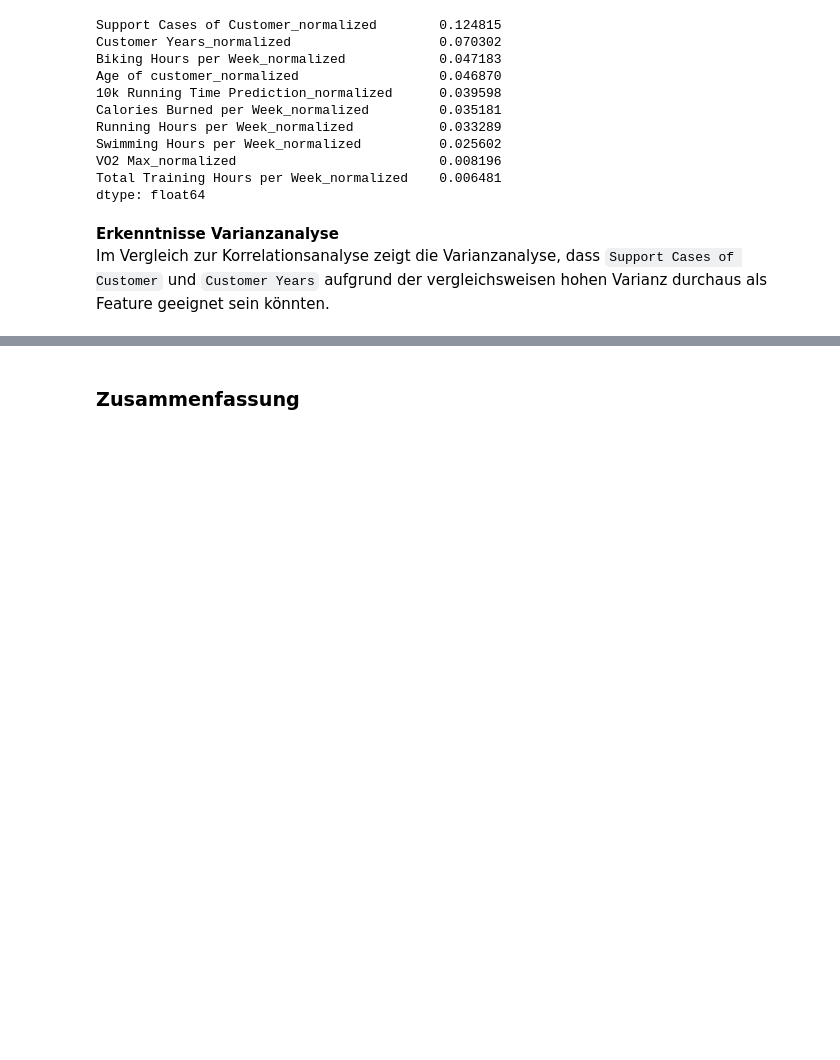
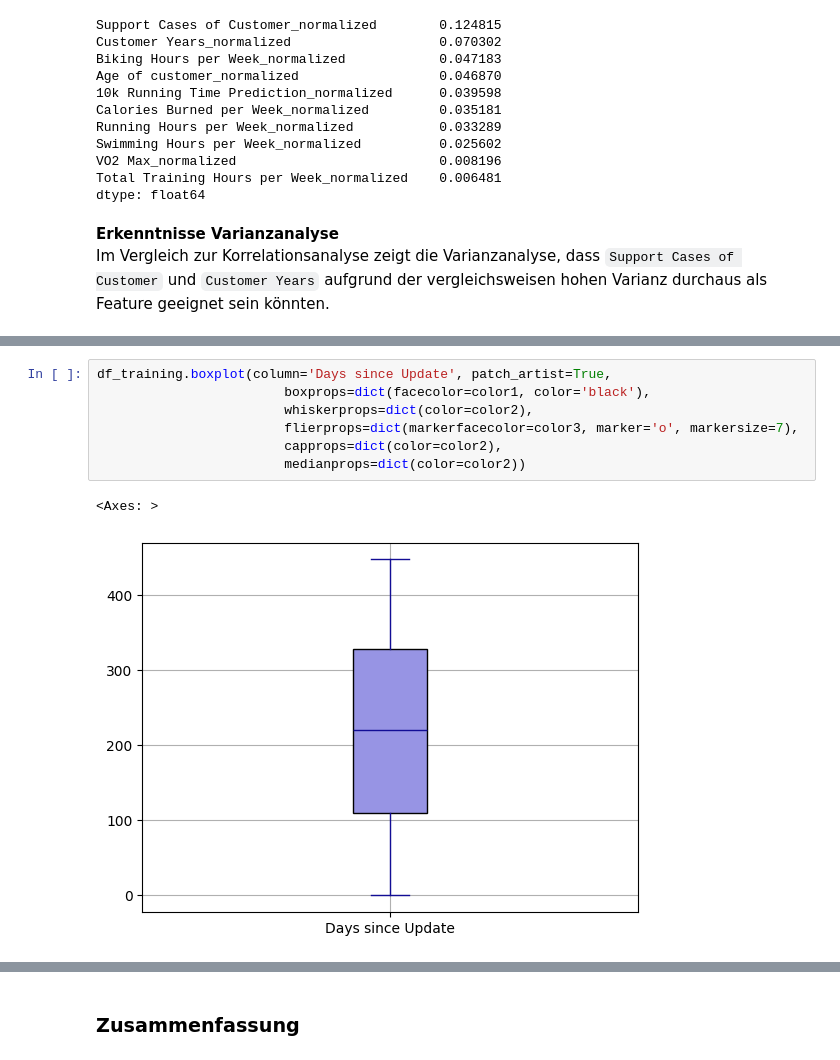
Before and after one commit to MarioKrupinski/Introduction-to-Data-Science-AI, a Jupyter notebook: notebooks/eda.ipynb, the cells around one changed output, grey strips where cells are left out. Drawn from its saved outputs; the diff is of its cells as text; blank space fills up the shorter version.

```diff
--- a/notebooks/eda.ipynb
+++ b/notebooks/eda.ipynb
@@ -699,0 +1006,10 @@ Im Vergleich zur Korrelationsanalyse zeigt die Varianzanalyse, dass `Support Cas
+# %%
+df_training.boxplot(column='Days since Update', patch_artist=True,
+                        boxprops=dict(facecolor=color1, color='black'),
+                        whiskerprops=dict(color=color2),
+                        flierprops=dict(markerfacecolor=color3, marker='o', markersize=7),
+                        capprops=dict(color=color2),
+                        medianprops=dict(color=color2))
+# %% [output]
+<Axes: >
+[figure, added]
```
Also changed, not shown: parts of 47 cells of this notebook.
